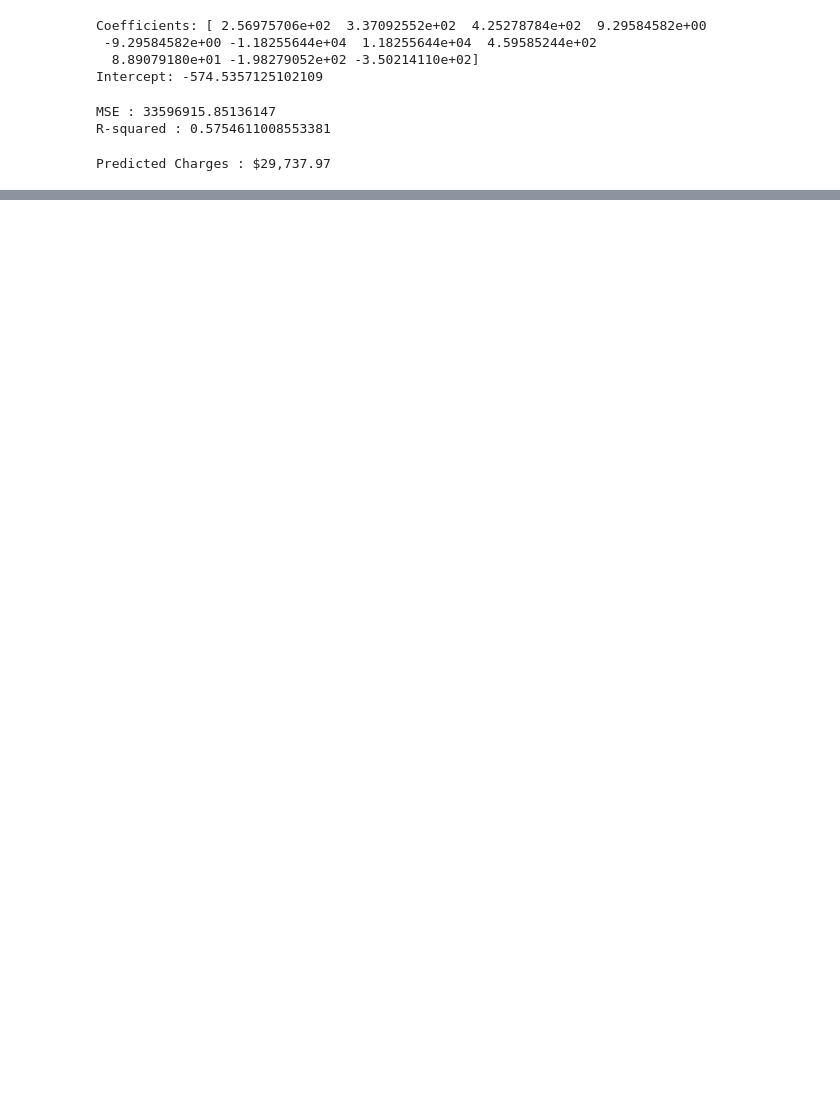
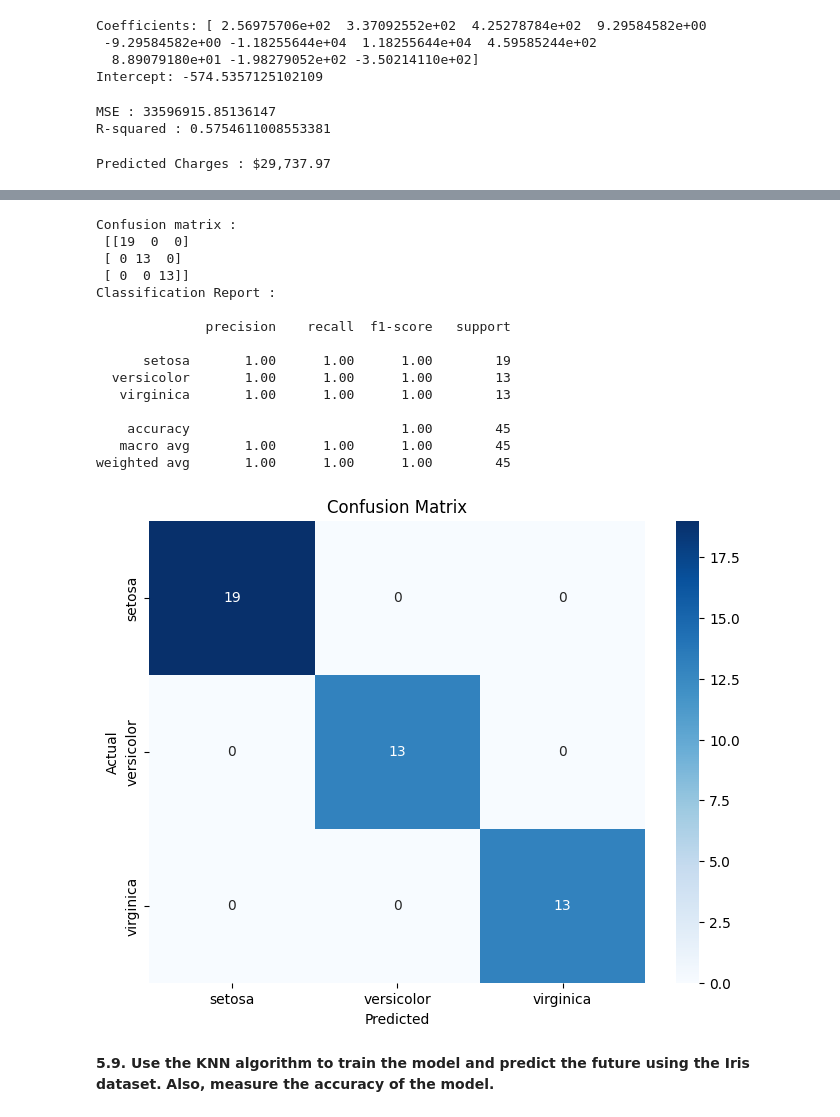
Before and after one commit to Sreekumr/Scr, a Jupyter notebook: LabExamPractice.ipynb, the cells around one changed output, grey strips where cells are left out. Cells and saved outputs as stored; diff of their text form; code cells hidden in the pictures; blank space fills up the shorter version.

```diff
--- a/LabExamPractice.ipynb
+++ b/LabExamPractice.ipynb
@@ -664,0 +785,43 @@ Predicted Charges : $29,737.97
+# %%
+#Step 3:print the confusion matrix and generate the classification report.
+
+#predict on Test set
+y_pred = clf.predict(X_test)
+
+#Print the Confusion Matrix
+conf_matrix = confusion_matrix(y_test,y_pred)
+print(f'Confusion matrix : \n {conf_matrix}')
+
+#Generate Classification Report
+cls_report = classification_report(y_test,y_pred,target_names=target_names)
+print(f'Classification Report :\n\n{cls_report}')
+
+#Plot confusion matrix if needed
+plt.figure(figsize=(8,6))
+sns.heatmap(conf_matrix,annot=True,fmt ='d',cmap='Blues',
+           xticklabels=target_names,
+            yticklabels=target_names)
+plt.xlabel('Predicted')
+plt.ylabel('Actual')
+plt.title('Confusion Matrix')
+plt.show()
+# %% [output]
+Confusion matrix :
+ [[19  0  0]
+ [ 0 13  0]
+ [ 0  0 13]]
+Classification Report :
+
+              precision    recall  f1-score   support
+
+      setosa       1.00      1.00      1.00        19
+  versicolor       1.00      1.00      1.00        13
+   virginica       1.00      1.00      1.00        13
+
+    accuracy                           1.00        45
+   macro avg       1.00      1.00      1.00        45
+weighted avg       1.00      1.00      1.00        45
+[figure, added]
+# %% [markdown]
+**5.9. Use the KNN algorithm to train the model and predict the future using the Iris
+dataset. Also, measure the accuracy of the model.**
```
Also changed, not shown: parts of 13 cells of this notebook.
